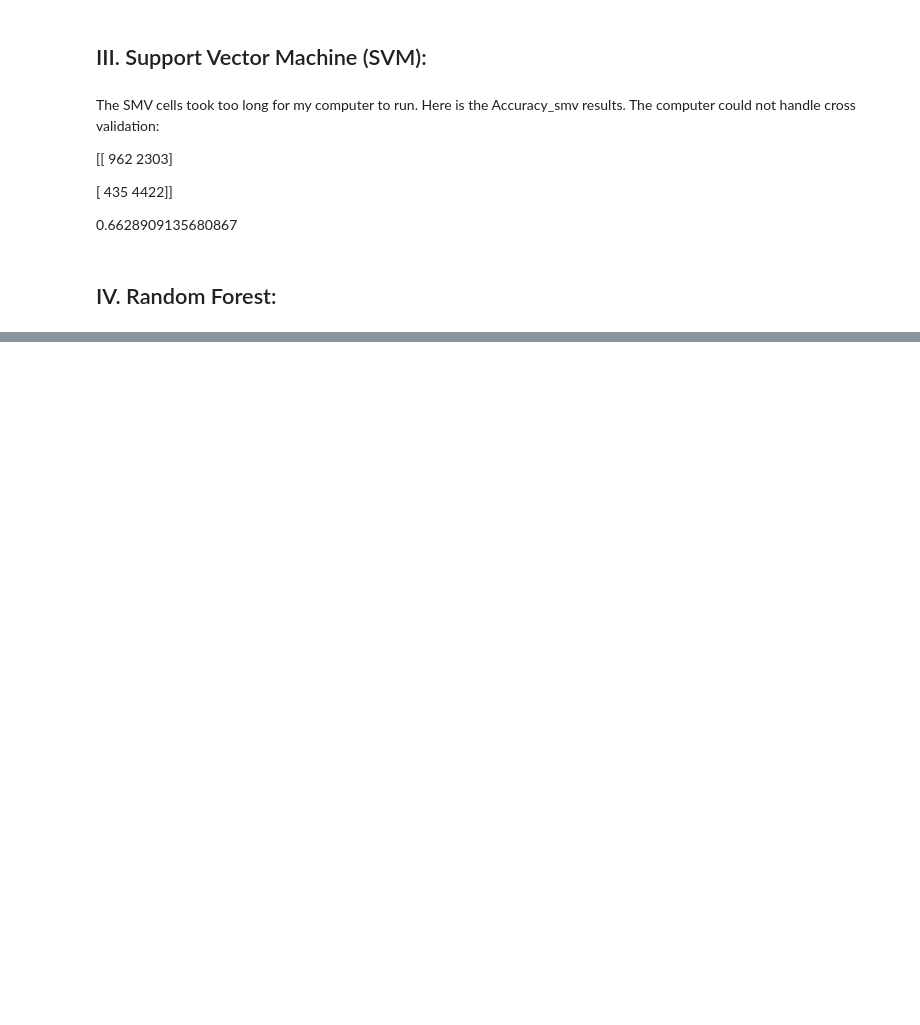
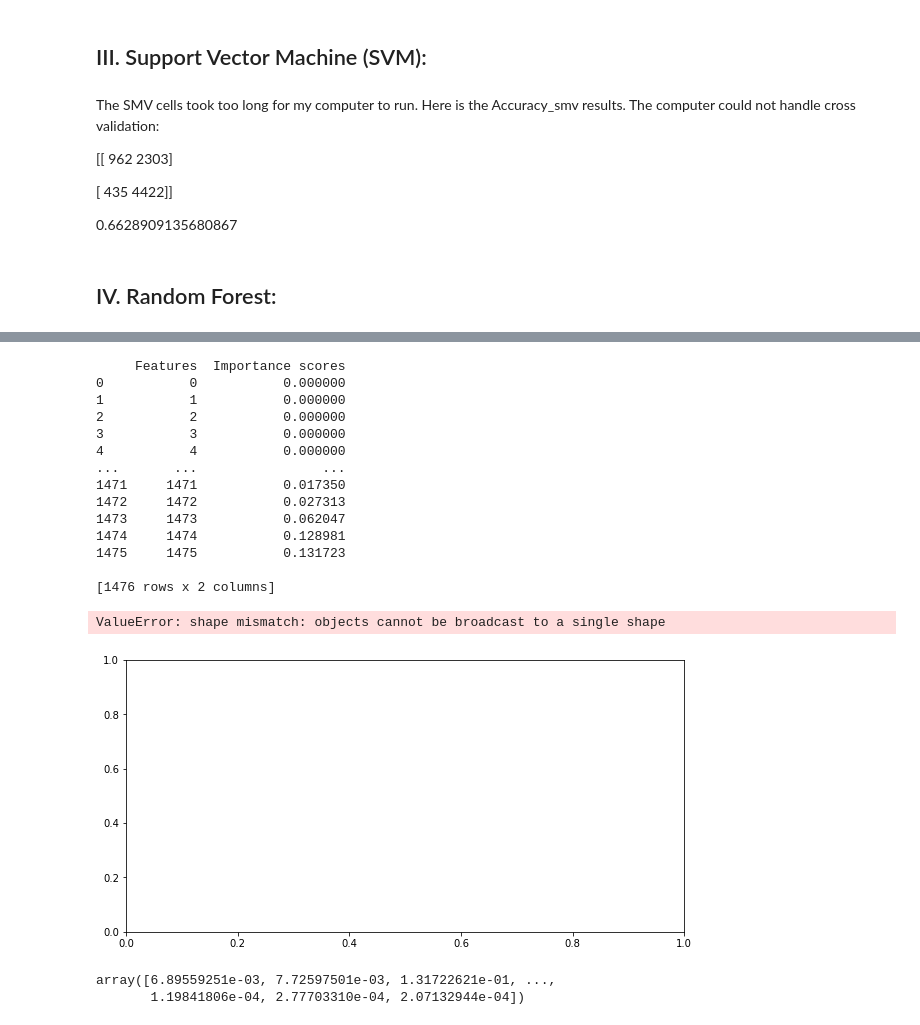
Before and after one commit to mlu004/Video_Game_Popularity, a Jupyter notebook: Modeling_Popularity.ipynb, the cells around one changed output, grey strips where cells are left out. Drawn from its saved outputs; the diff is of its cells as text; code cells hidden in the pictures; blank space fills up the shorter version.

```diff
--- a/Modeling_Popularity.ipynb
+++ b/Modeling_Popularity.ipynb
@@ -224,0 +436,43 @@ Standard deviation in cv scores: 0.014995899380975956
+# %%
+#Feature importances:
+
+features = x_train.columns
+importances = list(rf.feature_importances_)
+imp=np.sort(importances)
+tab=pd.DataFrame(list(zip(x_train,imp)),columns =['Features', 'Importance scores'])
+print(tab)
+
+#Visual comparison:
+plt.figure(figsize=(10,5))
+#indices = np.argsort(importances)
+index = [0,1,2,3,4,5,6,7,8,9,10,11,12,13,14,15,16,17]
+_=plt.barh(index,imp, align='center',color='b')
+plt.xlabel('Relative Importance',fontsize=15)
+plt.ylabel('Features',fontsize=15)
+plt.yticks(index, features)
+plt.title('Feature Importances for Random Forest classifier model',fontsize=15)
+plt.savefig("28.png")
+plt.show()
+len(importances)
+# %% [output]
+     Features  Importance scores
+0           0           0.000000
+1           1           0.000000
+2           2           0.000000
+3           3           0.000000
+4           4           0.000000
+...       ...                ...
+1471     1471           0.017350
+1472     1472           0.027313
+1473     1473           0.062047
+1474     1474           0.128981
+1475     1475           0.131723
+
+[1476 rows x 2 columns]
+ValueError: shape mismatch: objects cannot be broadcast to a single shape
+[figure, added]
+# %%
+rf.feature_importances_
+# %% [output]
+array([6.89559251e-03, 7.72597501e-03, 1.31722621e-01, ...,
+       1.19841806e-04, 2.77703310e-04, 2.07132944e-04])
```
Also changed, not shown: parts of 20 cells of this notebook, 3 other files.
